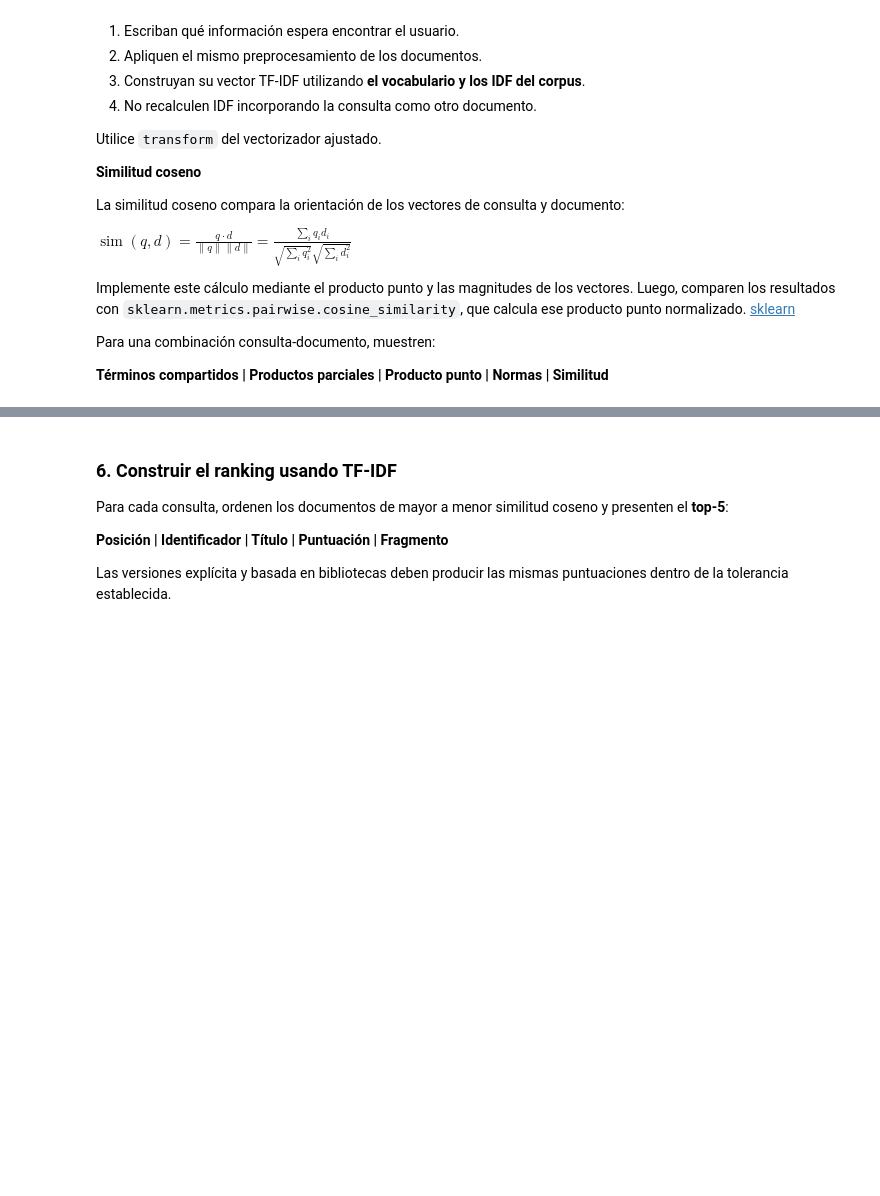
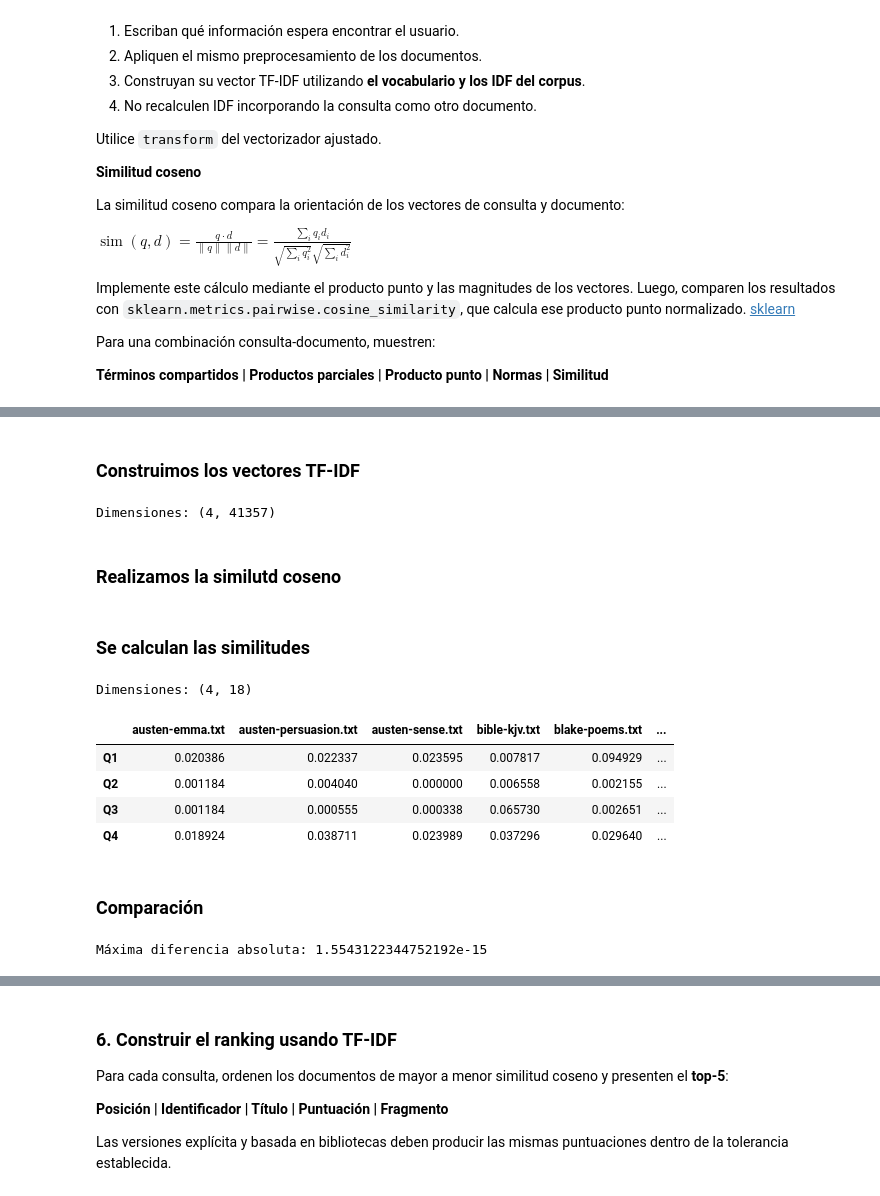
Before and after one commit to Boris-epn/Recuperaci-n-de-la-informaci-n, a Jupyter notebook: Primer bimestre/03_vectorsearch.ipynb, the cells around one changed output, grey strips where cells are left out. Saved outputs shown, nothing was run; the diff lists cells and outputs as text; code cells hidden in the pictures; blank space fills up the shorter version.

```diff
--- a/Primer bimestre/03_vectorsearch.ipynb
+++ b/Primer bimestre/03_vectorsearch.ipynb
@@ -383,0 +441,10 @@ Para una combinación consulta-documento, muestren:
+# %% [markdown]
+### Construimos los vectores TF-IDF
+# %%
+matriz_consultas = vectorizador.transform(consultas_procesadas)
+
+print("Dimensiones:", matriz_consultas.shape)
+# %% [output]
+Dimensiones: (4, 41357)
+# %% [markdown]
+### Realizamos la similutd coseno
@@ -383,0 +469,48 @@ Para una combinación consulta-documento, muestren:
+# %% [markdown]
+### Se calculan las similitudes
+# %%
+similitudes_manuales = np.zeros(
+    (len(ids_consultas), len(ids_documentos))
+)
+
+for i in range(len(ids_consultas)):
+    for j in range(len(ids_documentos)):
+        vector_consulta = matriz_consultas.getrow(i)
+        vector_documento = matriz_tfidf.getrow(j)
+
+        similitudes_manuales[i, j] = similitud_coseno_manual(
+            vector_consulta,
+            vector_documento
+        )
+
+tabla_similitudes = pd.DataFrame(
+    similitudes_manuales,
+    index=ids_consultas,
+    columns=ids_documentos
+)
+
+display(tabla_similitudes)
+# %% [output]
+Dimensiones: (4, 18)
+|  | austen-emma.txt | austen-persuasion.txt | austen-sense.txt | bible-kjv.txt | blake-poems.txt | ... |
+| Q1 | 0.020386 | 0.022337 | 0.023595 | 0.007817 | 0.094929 | ... |
+| Q2 | 0.001184 | 0.004040 | 0.000000 | 0.006558 | 0.002155 | ... |
+| Q3 | 0.001184 | 0.000555 | 0.000338 | 0.065730 | 0.002651 | ... |
+| Q4 | 0.018924 | 0.038711 | 0.023989 | 0.037296 | 0.029640 | ... |
+# %% [markdown]
+### Comparación
+# %%
+from sklearn.metrics.pairwise import cosine_similarity
+
+similitudes_sklearn = cosine_similarity(
+    matriz_consultas,
+    matriz_tfidf
+)
+
+diferencia_maxima = np.max(
+    np.abs(similitudes_manuales - similitudes_sklearn)
+)
+
+print("Máxima diferencia absoluta:", diferencia_maxima)
+# %% [output]
+Máxima diferencia absoluta: 1.5543122344752192e-15
```
Also changed, not shown: parts of 16 cells of this notebook.
